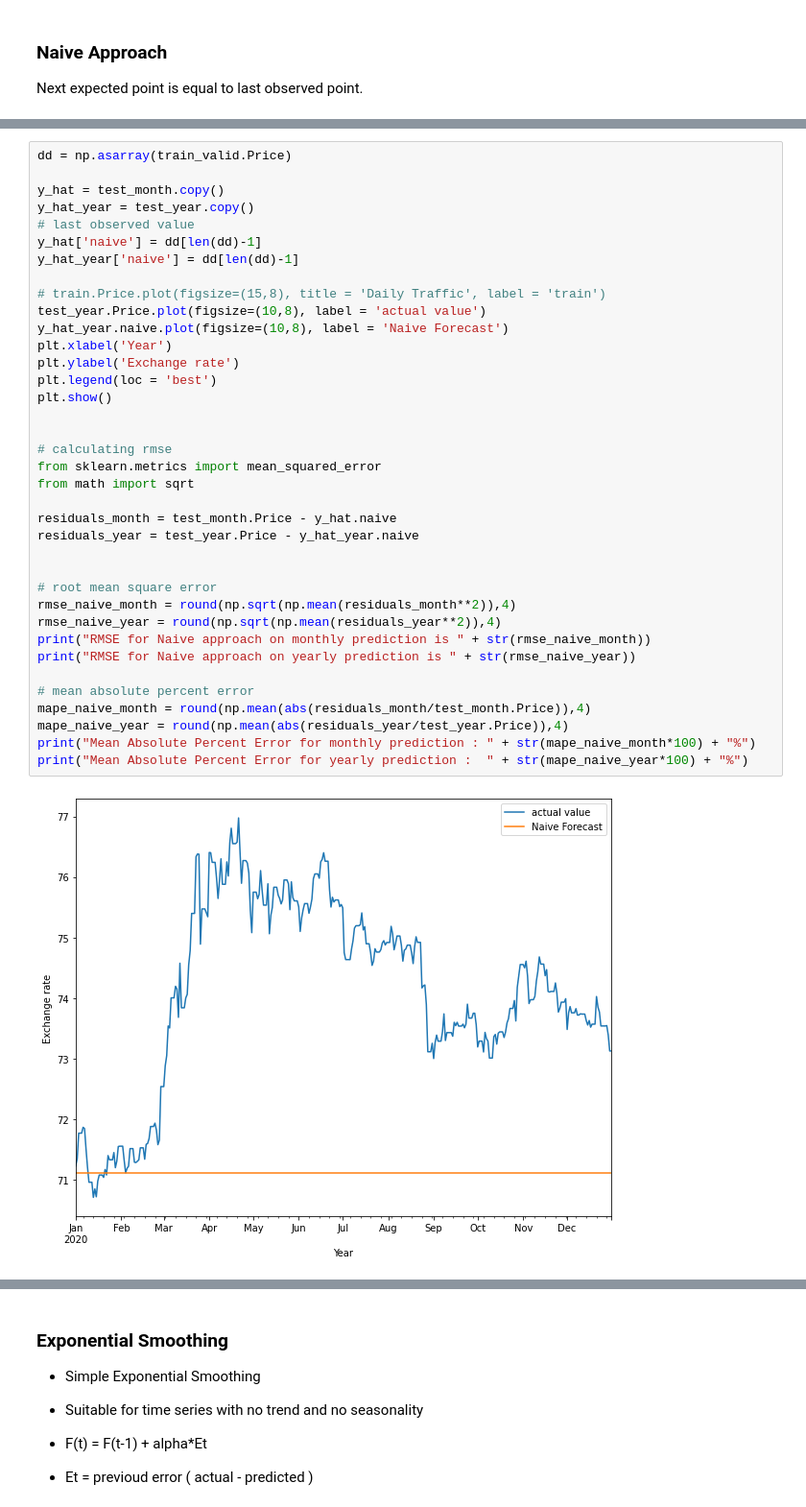
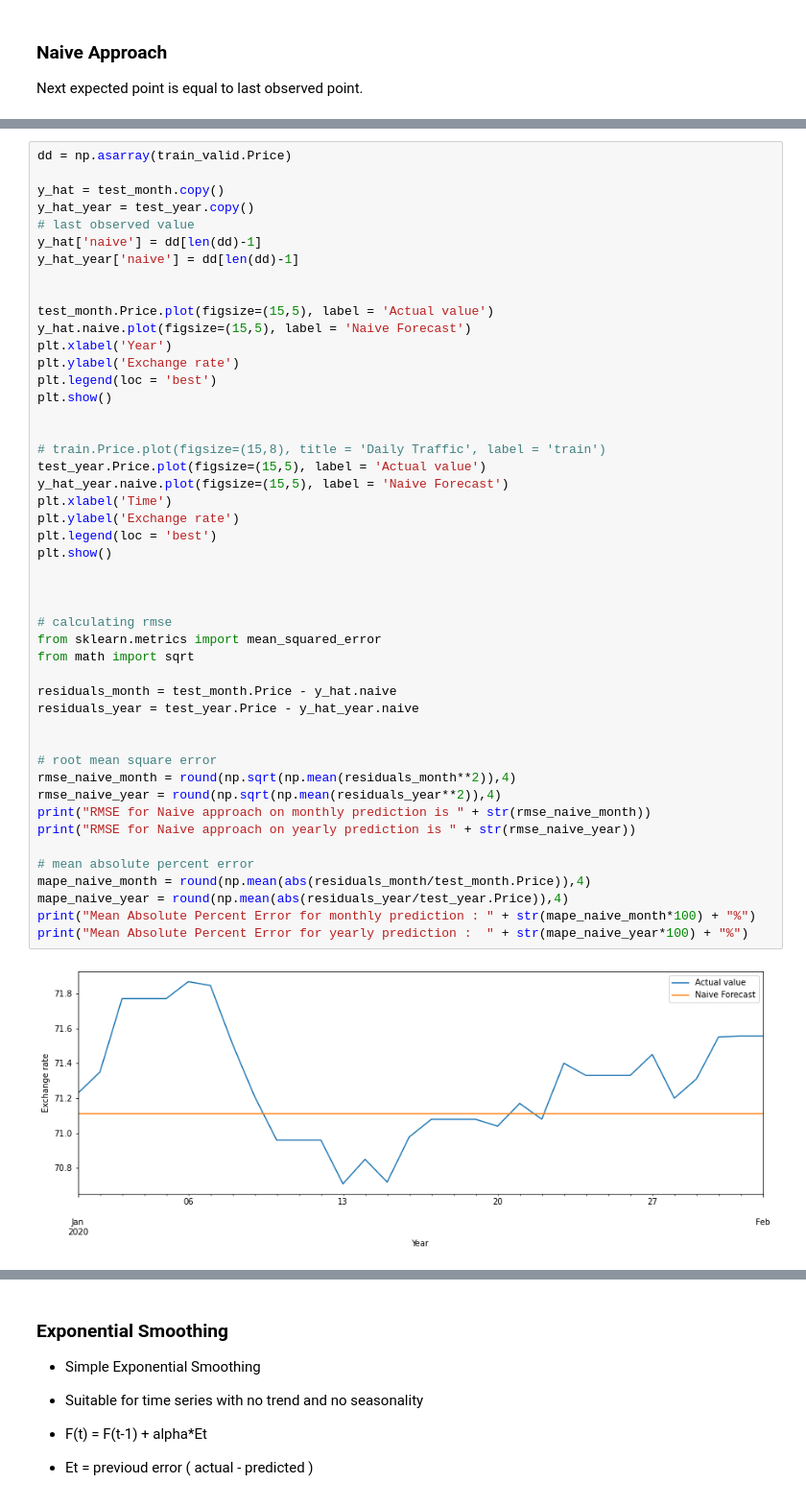
Before and after one commit to Piyush811999/BTP_TimeSeriesAnalysis, a Jupyter notebook: BTP.ipynb, the cells around one changed output, grey strips where cells are left out. Shown at 96% size. Saved outputs shown, nothing was run; the diff lists cells and outputs as text.

```diff
--- a/BTP.ipynb
+++ b/BTP.ipynb
@@ -222,34 +223,44 @@ y_hat_year = test_year.copy()
 # last observed value
 y_hat['naive'] = dd[len(dd)-1]
 y_hat_year['naive'] = dd[len(dd)-1]
 
-# train.Price.plot(figsize=(15,8), title = 'Daily Traffic', label = 'train')
-test_year.Price.plot(figsize=(10,8), label = 'actual value')
-y_hat_year.naive.plot(figsize=(10,8), label = 'Naive Forecast')
+
+test_month.Price.plot(figsize=(15,5), label = 'Actual value')
+y_hat.naive.plot(figsize=(15,5), label = 'Naive Forecast')
 plt.xlabel('Year')
 plt.ylabel('Exchange rate')
 plt.legend(loc = 'best')
 plt.show()
+
+
+# train.Price.plot(figsize=(15,8), title = 'Daily Traffic', label = 'train')
+test_year.Price.plot(figsize=(15,5), label = 'Actual value')
+y_hat_year.naive.plot(figsize=(15,5), label = 'Naive Forecast')
+plt.xlabel('Time')
+plt.ylabel('Exchange rate')
+plt.legend(loc = 'best')
+plt.show()
+
 
 
 # calculating rmse
 from sklearn.metrics import mean_squared_error
 from math import sqrt
 
 residuals_month = test_month.Price - y_hat.naive
 residuals_year = test_year.Price - y_hat_year.naive
 
 
 # root mean square error
 rmse_naive_month = round(np.sqrt(np.mean(residuals_month**2)),4)
 rmse_naive_year = round(np.sqrt(np.mean(residuals_year**2)),4)
 print("RMSE for Naive approach on monthly prediction is " + str(rmse_naive_month))
 print("RMSE for Naive approach on yearly prediction is " + str(rmse_naive_year))
 
 # mean absolute percent error
 mape_naive_month = round(np.mean(abs(residuals_month/test_month.Price)),4)
 mape_naive_year = round(np.mean(abs(residuals_year/test_year.Price)),4)
 print("Mean Absolute Percent Error for monthly prediction : " + str(mape_naive_month*100) + "%")
 print("Mean Absolute Percent Error for yearly prediction :  " + str(mape_naive_year*100) + "%")
 # %% [output]
-[figure, old version]
+[figure, new version]
```
Also changed, not shown: parts of 24 cells of this notebook.
